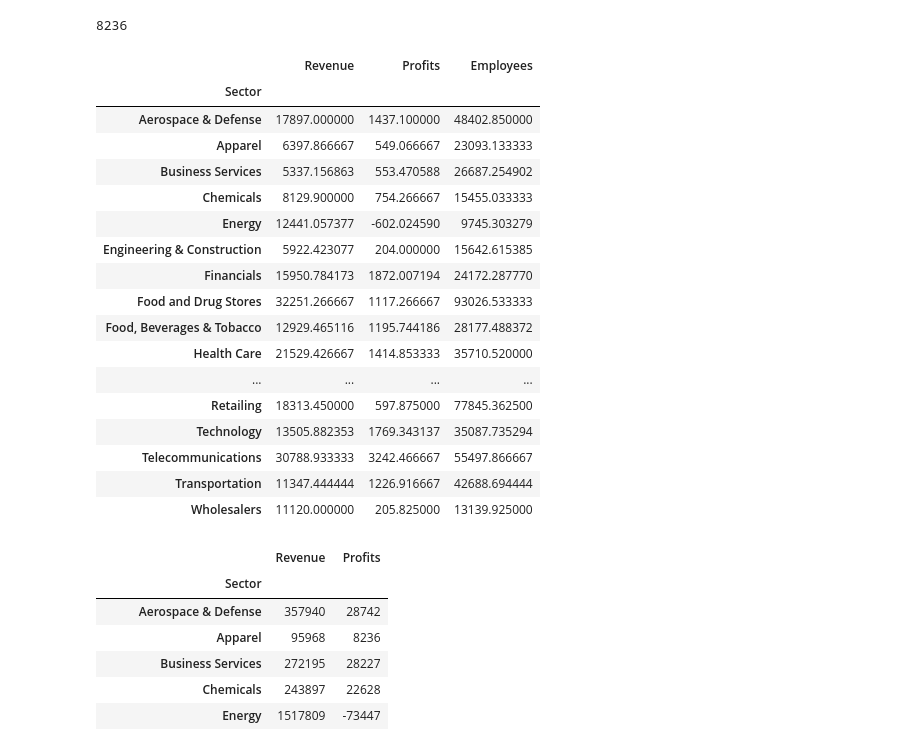
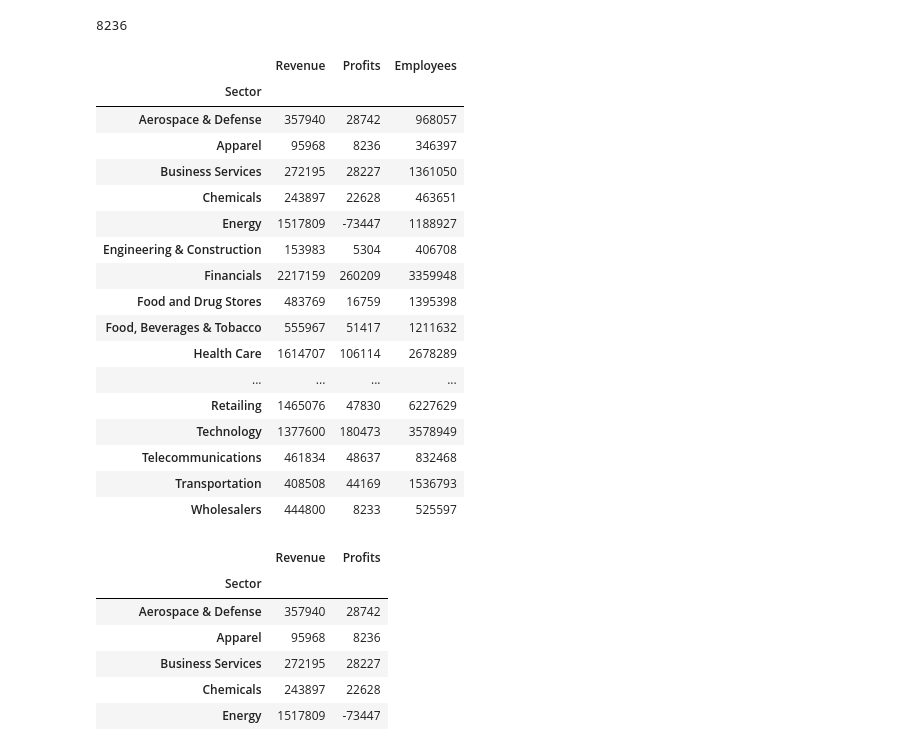
Before and after one commit to Kamyab-Majid/Data_science, a Jupyter notebook: Introduction/3. Pandas/ch_13/Groupby.ipynb, the cells around one changed output. Drawn from its saved outputs; the diff is of its cells as text; code cells hidden in the pictures.

```diff
--- a/Introduction/3. Pandas/ch_13/Groupby.ipynb
+++ b/Introduction/3. Pandas/ch_13/Groupby.ipynb
@@ -71,27 +71,27 @@ sectors.get_group("Apparel")["Profits"].sum()
 # %%
 sectors.max()
 sectors.min()
 sectors.sum()
-sectors.mean()
+# sectors.mean()
 # %% [output]
 |  | Revenue | Profits | Employees |
 | Sector |  |  |  |
-| Aerospace & Defense | 17897.000000 | 1437.100000 | 48402.850000 |
-| Apparel | 6397.866667 | 549.066667 | 23093.133333 |
-| Business Services | 5337.156863 | 553.470588 | 26687.254902 |
-| Chemicals | 8129.900000 | 754.266667 | 15455.033333 |
-| Energy | 12441.057377 | -602.024590 | 9745.303279 |
-| Engineering & Construction | 5922.423077 | 204.000000 | 15642.615385 |
-| Financials | 15950.784173 | 1872.007194 | 24172.287770 |
-| Food and Drug Stores | 32251.266667 | 1117.266667 | 93026.533333 |
-| Food, Beverages & Tobacco | 12929.465116 | 1195.744186 | 28177.488372 |
-| Health Care | 21529.426667 | 1414.853333 | 35710.520000 |
+| Aerospace & Defense | 357940 | 28742 | 968057 |
+| Apparel | 95968 | 8236 | 346397 |
+| Business Services | 272195 | 28227 | 1361050 |
+| Chemicals | 243897 | 22628 | 463651 |
+| Energy | 1517809 | -73447 | 1188927 |
+| Engineering & Construction | 153983 | 5304 | 406708 |
+| Financials | 2217159 | 260209 | 3359948 |
+| Food and Drug Stores | 483769 | 16759 | 1395398 |
+| Food, Beverages & Tobacco | 555967 | 51417 | 1211632 |
+| Health Care | 1614707 | 106114 | 2678289 |
 | ... | ... | ... | ... |
-| Retailing | 18313.450000 | 597.875000 | 77845.362500 |
-| Technology | 13505.882353 | 1769.343137 | 35087.735294 |
-| Telecommunications | 30788.933333 | 3242.466667 | 55497.866667 |
-| Transportation | 11347.444444 | 1226.916667 | 42688.694444 |
-| Wholesalers | 11120.000000 | 205.825000 | 13139.925000 |
+| Retailing | 1465076 | 47830 | 6227629 |
+| Technology | 1377600 | 180473 | 3578949 |
+| Telecommunications | 461834 | 48637 | 832468 |
+| Transportation | 408508 | 44169 | 1536793 |
+| Wholesalers | 444800 | 8233 | 525597 |
 # %%
 sectors["Revenue"].sum()
 sectors["Employees"].sum()
```
